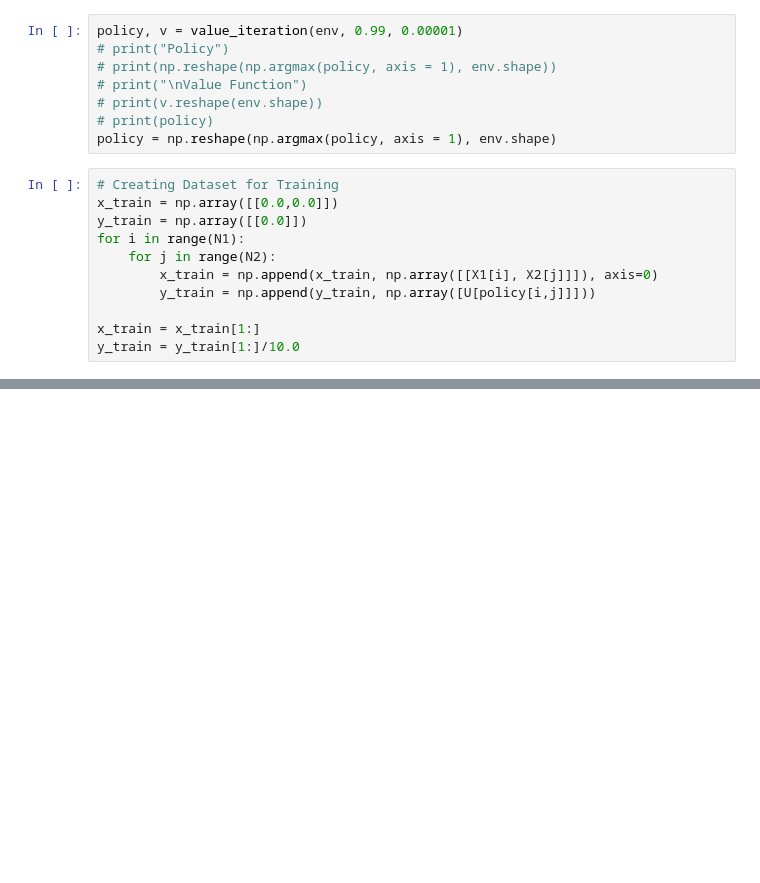
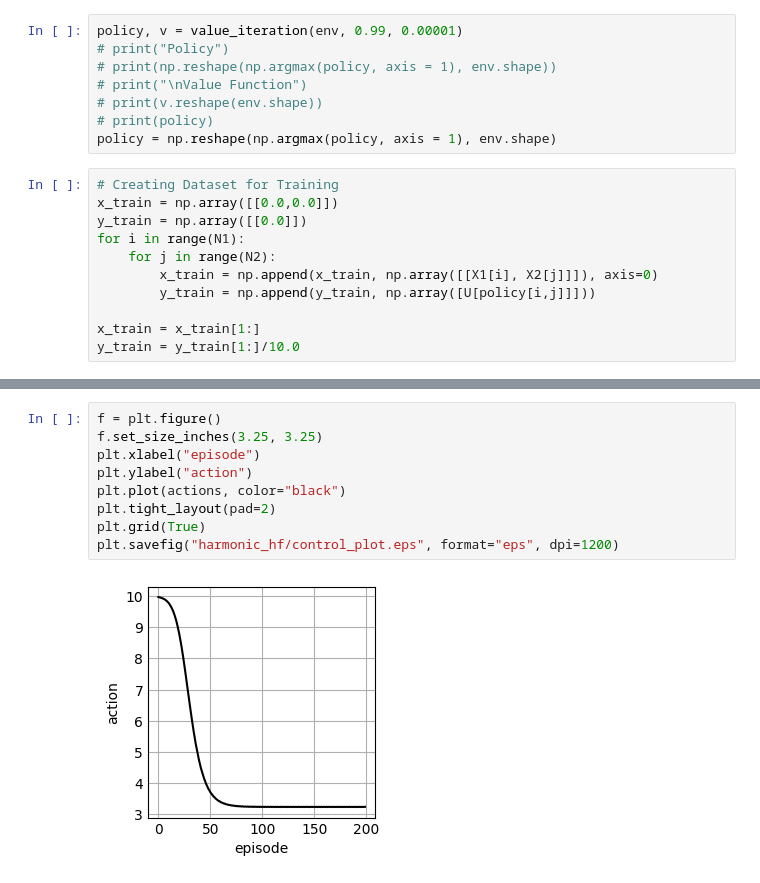
Before and after one commit to aadityarautela/SingleLinkManipulatorRLANN, a Jupyter notebook: v1_Notebooks/reward_piby6_harmonic_hf.ipynb, the cells around one changed output, grey strips where cells are left out. Saved outputs shown, nothing was run; the diff lists cells and outputs as text; blank space fills up the shorter version.

```diff
--- a/v1_Notebooks/reward_piby6_harmonic_hf.ipynb
+++ b/v1_Notebooks/reward_piby6_harmonic_hf.ipynb
@@ -336,0 +337,11 @@ rewards[-1]
+# %%
+f = plt.figure()
+f.set_size_inches(3.25, 3.25)
+plt.xlabel("episode")
+plt.ylabel("action")
+plt.plot(actions, color="black")
+plt.tight_layout(pad=2)
+plt.grid(True)
+plt.savefig("harmonic_hf/control_plot.eps", format="eps", dpi=1200)
+# %% [output]
+[figure, added]
```
Also changed, not shown: parts of 6 cells of this notebook, 29 other files.
